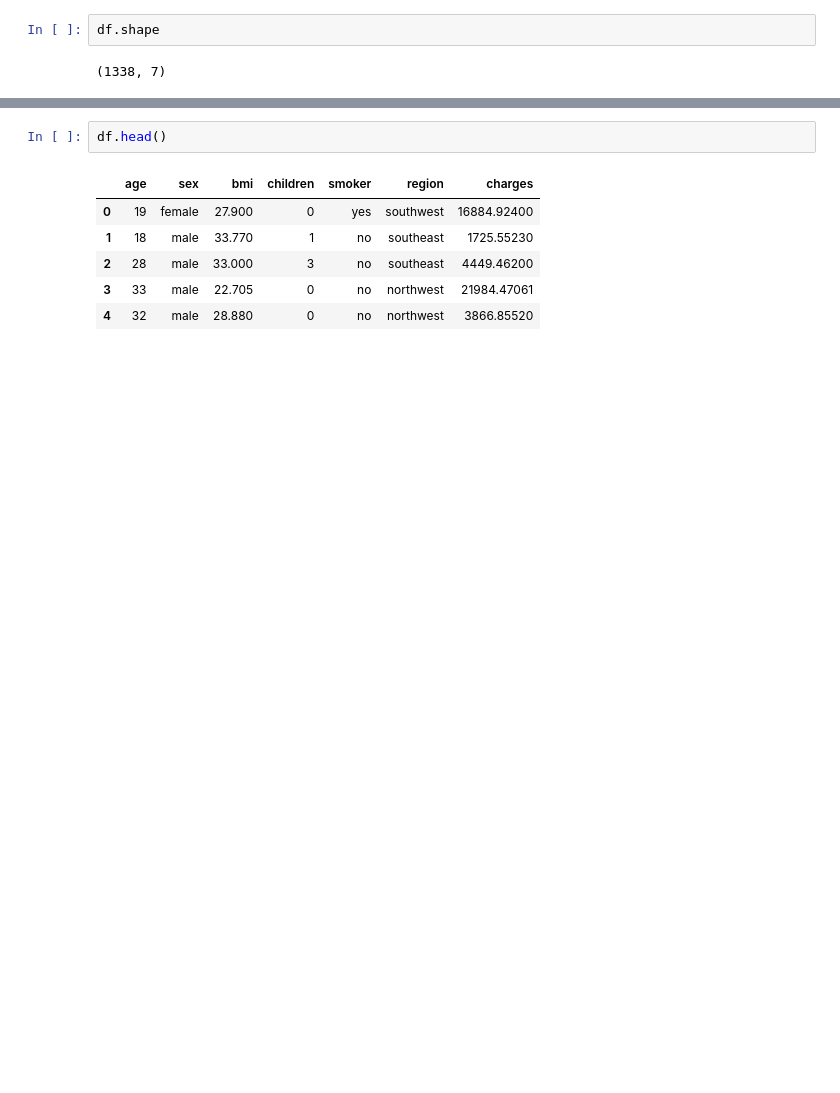
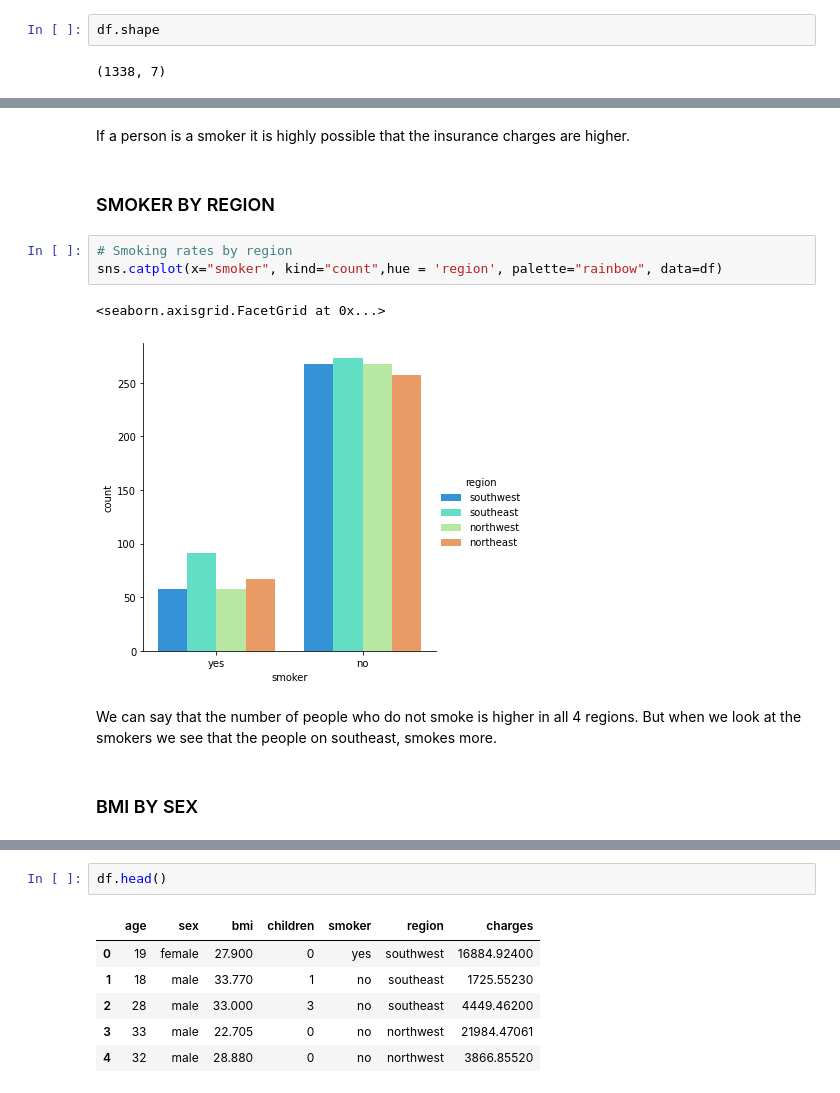
Before and after one commit to devrimakkoy/Global_AI_Hub_Proje, a Jupyter notebook: Insurance_Forecast.ipynb, the cells around one changed output, grey strips where cells are left out. Cells and saved outputs as stored; diff of their text form; blank space fills up the shorter version.

```diff
--- a/Insurance_Forecast.ipynb
+++ b/Insurance_Forecast.ipynb
@@ -332,0 +109,14 @@ from sklearn.metrics import classification_report
+# %% [markdown]
+If a person is a smoker it is highly possible that the insurance charges are higher.
+# %% [markdown]
+### SMOKER BY REGION
+# %%
+# Smoking rates by region
+sns.catplot(x="smoker", kind="count",hue = 'region', palette="rainbow", data=df)
+# %% [output]
+<seaborn.axisgrid.FacetGrid at 0x...>
+[figure, added]
+# %% [markdown]
+We can say that the number of people who do not smoke is higher in all 4 regions. But when we look at the smokers we see that the people on southeast, smokes more.
+# %% [markdown]
+### BMI BY SEX
```
Also changed, not shown: parts of 180 cells of this notebook.
